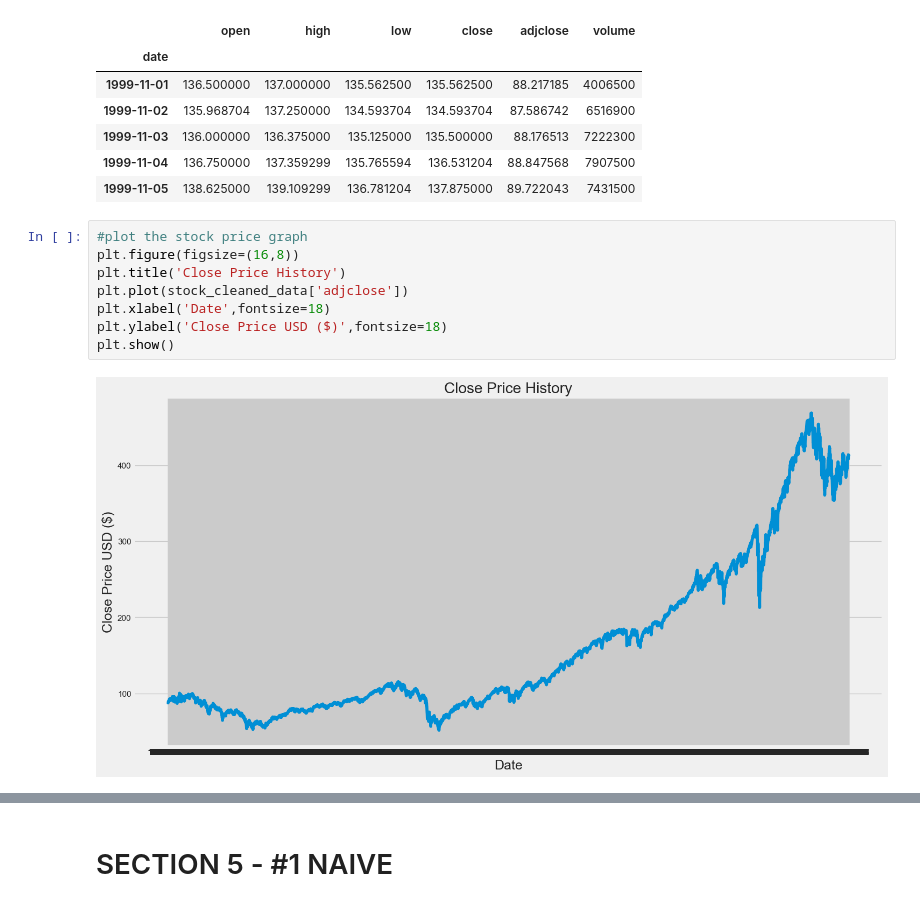
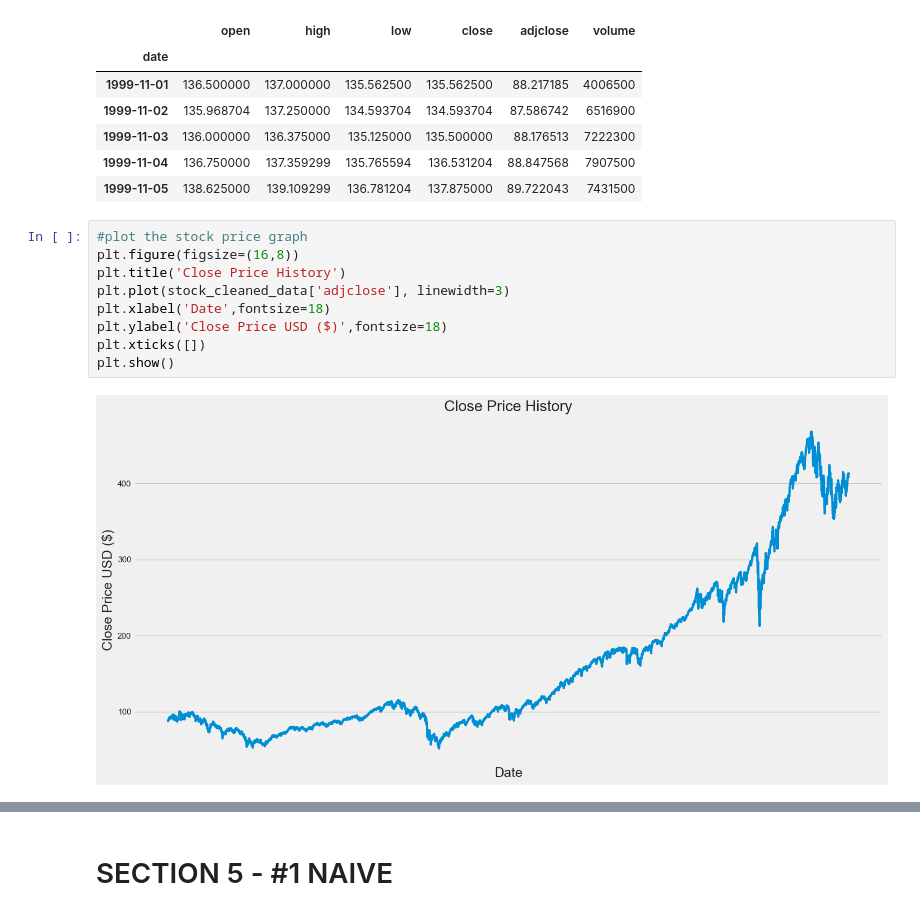
Before and after one commit to SC1015-A139-TEAM7/mini-project, a Jupyter notebook: src/SC1015_PROJECT_DRAFT1.ipynb, the cells around one changed output, grey strips where cells are left out. Cells and saved outputs as stored; diff of their text form.

```diff
--- a/src/SC1015_PROJECT_DRAFT1.ipynb
+++ b/src/SC1015_PROJECT_DRAFT1.ipynb
@@ -76,10 +68,11 @@ stock_cleaned_data.head()
 # %%
 #plot the stock price graph
 plt.figure(figsize=(16,8))
 plt.title('Close Price History')
-plt.plot(stock_cleaned_data['adjclose'])
+plt.plot(stock_cleaned_data['adjclose'], linewidth=3)
 plt.xlabel('Date',fontsize=18)
 plt.ylabel('Close Price USD ($)',fontsize=18)
+plt.xticks([])
 plt.show()
 # %% [output]
-[figure, old version]
+[figure, new version]
```
Also changed, not shown: parts of 62 cells of this notebook, 1 other file.
